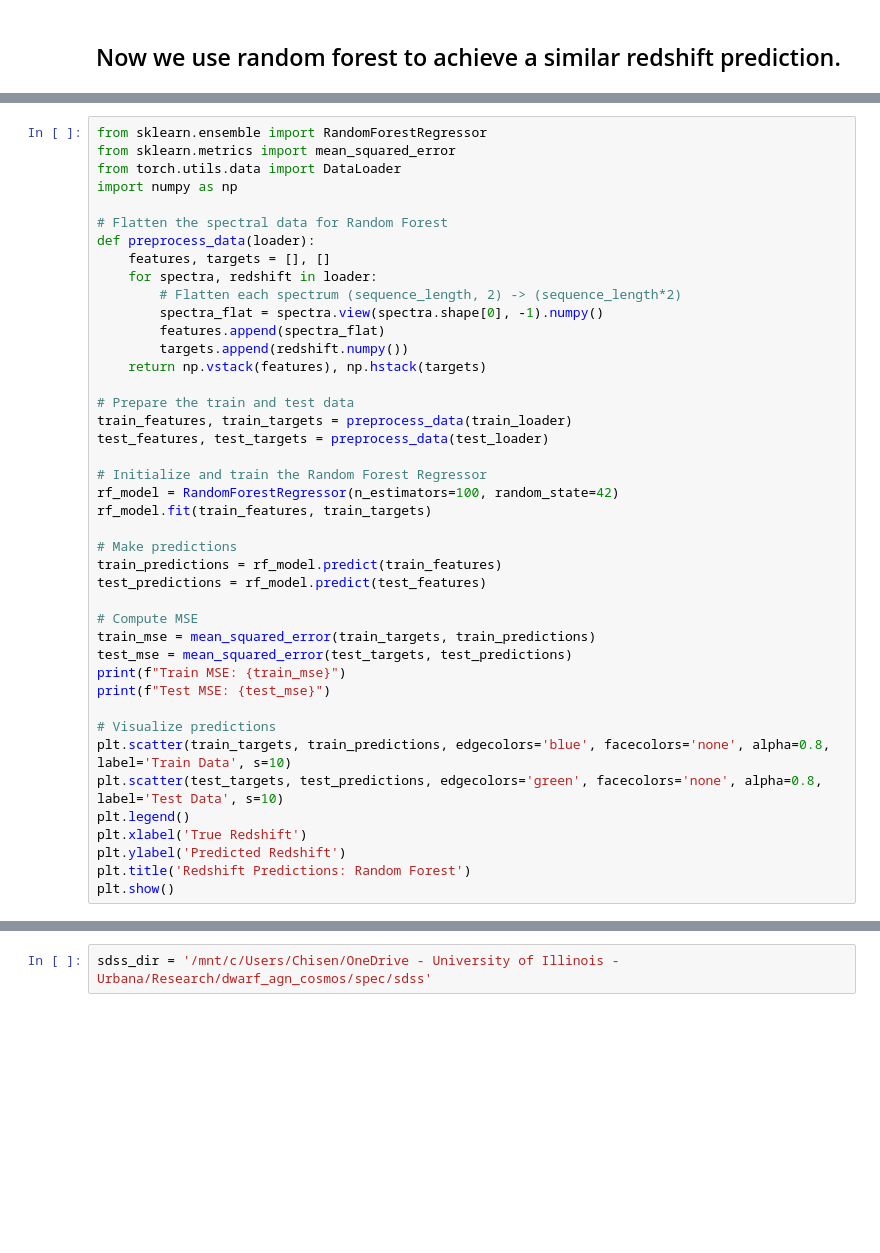
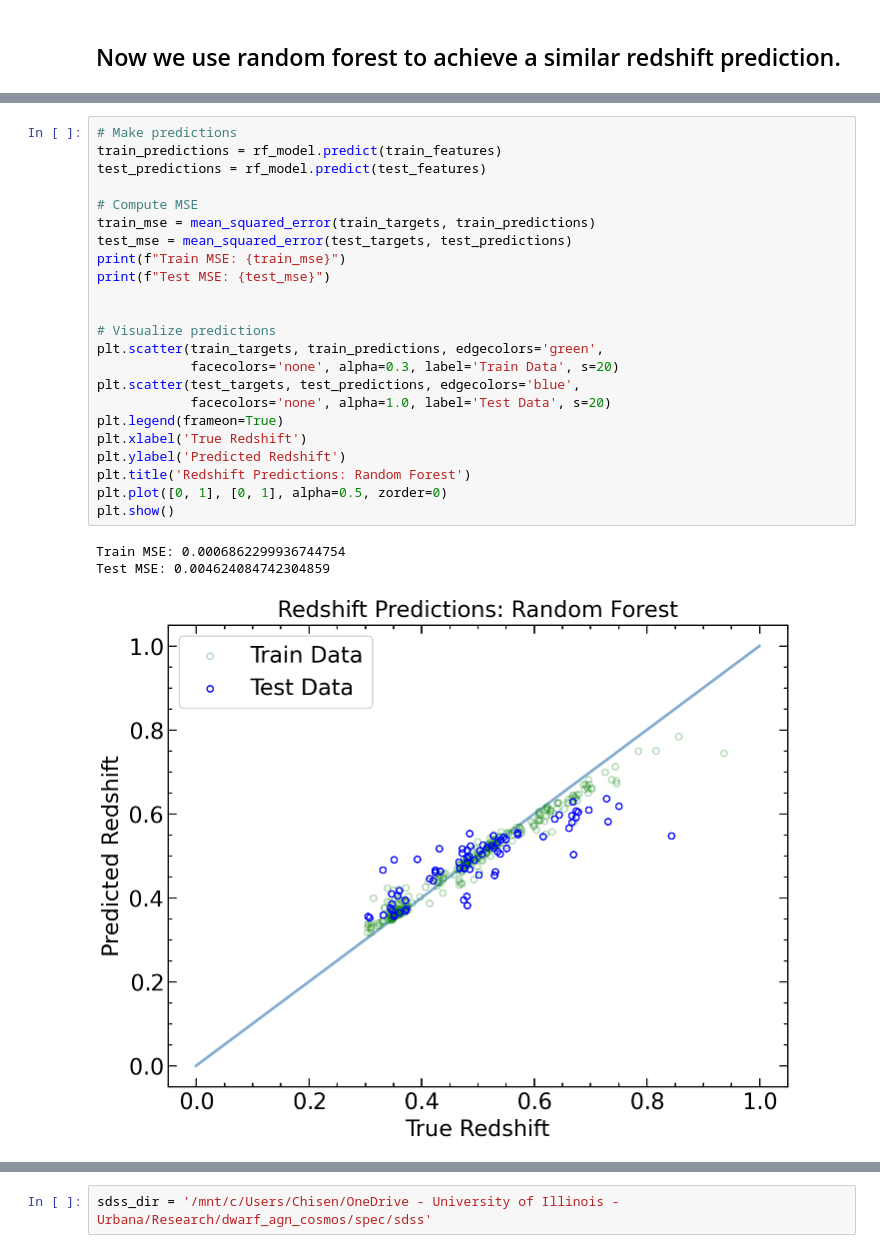
Before and after one commit to Chisen-Lupus/machine-learning-demo, a Jupyter notebook: nn-approach-demo.ipynb, the cells around one changed output, grey strips where cells are left out. Saved outputs shown, nothing was run; the diff lists cells and outputs as text; blank space fills up the shorter version.

```diff
--- a/nn-approach-demo.ipynb
+++ b/nn-approach-demo.ipynb
@@ -372,42 +455,27 @@ Test Loss: 0.006548540247604251
 # %%
-from sklearn.ensemble import RandomForestRegressor
-from sklearn.metrics import mean_squared_error
-from torch.utils.data import DataLoader
-import numpy as np
-
-# Flatten the spectral data for Random Forest
-def preprocess_data(loader):
-    features, targets = [], []
-    for spectra, redshift in loader:
-        # Flatten each spectrum (sequence_length, 2) -> (sequence_length*2)
-        spectra_flat = spectra.view(spectra.shape[0], -1).numpy()
-        features.append(spectra_flat)
-        targets.append(redshift.numpy())
-    return np.vstack(features), np.hstack(targets)
-
-# Prepare the train and test data
-train_features, train_targets = preprocess_data(train_loader)
-test_features, test_targets = preprocess_data(test_loader)
-
-# Initialize and train the Random Forest Regressor
-rf_model = RandomForestRegressor(n_estimators=100, random_state=42)
-rf_model.fit(train_features, train_targets)
-
 # Make predictions
 train_predictions = rf_model.predict(train_features)
 test_predictions = rf_model.predict(test_features)
 
 # Compute MSE
 train_mse = mean_squared_error(train_targets, train_predictions)
 test_mse = mean_squared_error(test_targets, test_predictions)
 print(f"Train MSE: {train_mse}")
 print(f"Test MSE: {test_mse}")
 
+
 # Visualize predictions
-plt.scatter(train_targets, train_predictions, edgecolors='blue', facecolors='none', alpha=0.8, label='Train Data', s=10)
-plt.scatter(test_targets, test_predictions, edgecolors='green', facecolors='none', alpha=0.8, label='Test Data', s=10)
-plt.legend()
+plt.scatter(train_targets, train_predictions, edgecolors='green',
+            facecolors='none', alpha=0.3, label='Train Data', s=20)
+plt.scatter(test_targets, test_predictions, edgecolors='blue',
+            facecolors='none', alpha=1.0, label='Test Data', s=20)
+plt.legend(frameon=True)
 plt.xlabel('True Redshift')
 plt.ylabel('Predicted Redshift')
 plt.title('Redshift Predictions: Random Forest')
+plt.plot([0, 1], [0, 1], alpha=0.5, zorder=0)
 plt.show()
+# %% [output]
+Train MSE: 0.0006862299936744754
+Test MSE: 0.004624084742304859
+[figure, added]
```
Also changed, not shown: parts of 24 cells of this notebook.
